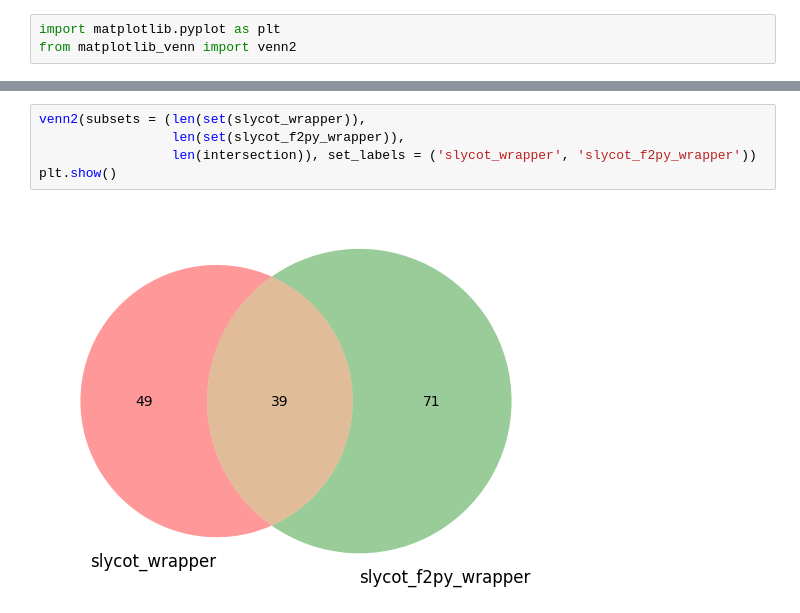
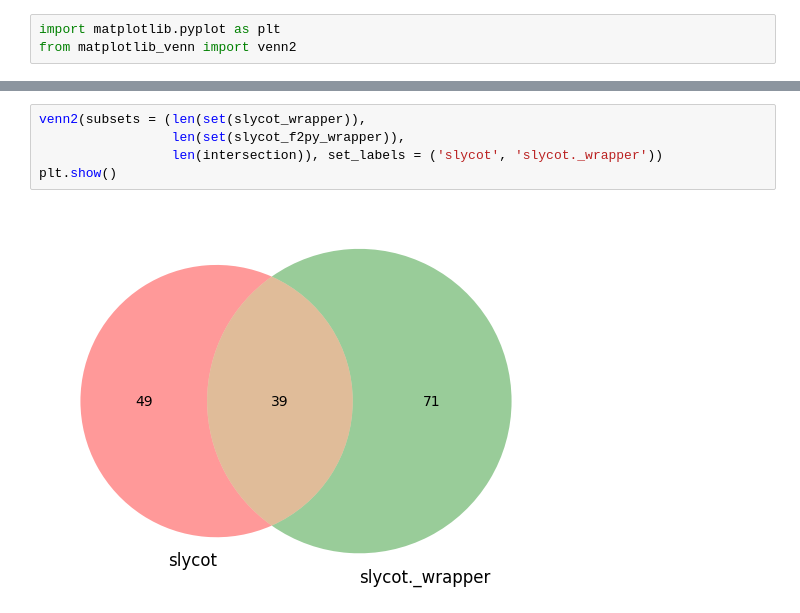
Before and after one commit to python-control/Slycot, a Jupyter notebook: doc/source/dev/inspect_slycot.ipynb, the cells around one changed output, grey strips where cells are left out. Saved outputs shown, nothing was run; the diff lists cells and outputs as text.

Commit message:
Update inpect_notebooks, Update create names for Slycot reference.

```diff
--- a/doc/source/dev/inspect_slycot.ipynb
+++ b/doc/source/dev/inspect_slycot.ipynb
@@ -157,7 +149,7 @@ None
 # %%
 venn2(subsets = (len(set(slycot_wrapper)),
                  len(set(slycot_f2py_wrapper)),
-                 len(intersection)), set_labels = ('slycot_wrapper', 'slycot_f2py_wrapper'))
+                 len(intersection)), set_labels = ('slycot', 'slycot._wrapper'))
 plt.show()
 # %% [output]
-[figure, old version]
+[figure, new version]
```
Also changed, not shown: parts of 6 cells of this notebook, 2 other files.
